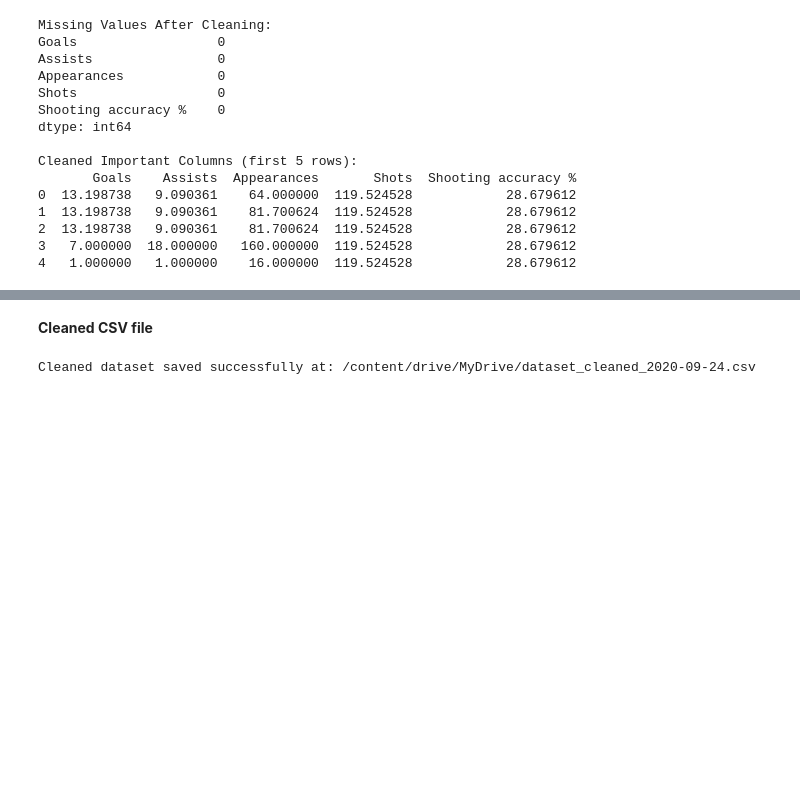
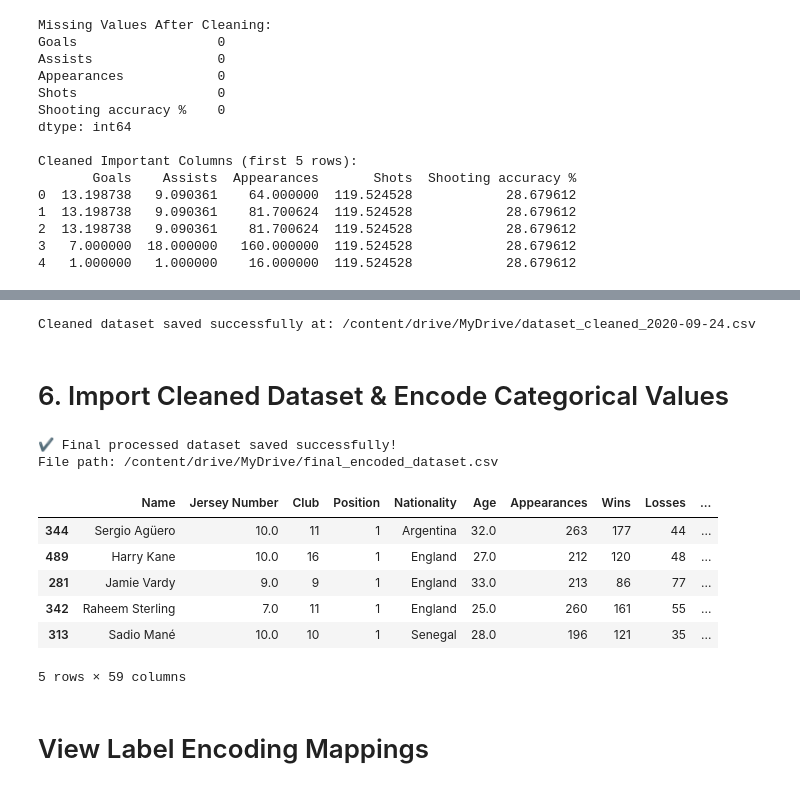
Before and after one commit to springboardmentor1979b-cmyk/ScoreSight---Predicting-EPL-Points-Tally-Top-Scorer, a Jupyter notebook: HitanshuEPLPrediction.ipynb, the cells around one changed output, grey strips where cells are left out. Drawn from its saved outputs; the diff is of its cells as text; code cells hidden in the pictures; blank space fills up the shorter version.

```diff
--- a/HitanshuEPLPrediction.ipynb
+++ b/HitanshuEPLPrediction.ipynb
@@ -275,5 +215,3 @@ dtype: int64
-# %% [markdown]
-**Cleaned CSV file**
 # %%
 # Load dataset
 file_path = '/content/drive/MyDrive/dataset - 2020-09-24 (1).csv'
@@ -290,3 +228,44 @@ df.to_csv(cleaned_file_path, index=False)
 print(f"Cleaned dataset saved successfully at: {cleaned_file_path}")
 # %% [output]
 Cleaned dataset saved successfully at: /content/drive/MyDrive/dataset_cleaned_2020-09-24.csv
+# %% [markdown]
+# 6. Import Cleaned Dataset & Encode Categorical Values
+# %%
+import pandas as pd
+from sklearn.preprocessing import LabelEncoder
+
+# Load your cleaned dataset from Drive
+df = pd.read_csv('/content/drive/MyDrive/dataset_cleaned_2020-09-24.csv')
+
+# Step 1: Sort dataset by Goals (highest first)
+df = df.sort_values(by='Goals', ascending=False)
+
+# Step 2: Encode categorical columns
+encode_cols = ['Club', 'Position', 'Home/Away']
+
+label_encoders = {}
+
+for col in encode_cols:
+    if col in df.columns:
+        le = LabelEncoder()
+        df[col] = le.fit_transform(df[col].astype(str))
+        label_encoders[col] = le
+
+# Step 3: Save final fully-processed dataset
+df.to_csv('/content/drive/MyDrive/final_encoded_dataset.csv', index=False)
+
+print("✔ Final processed dataset saved successfully!")
+print("File path: /content/drive/MyDrive/final_encoded_dataset.csv")
+df.head()
+# %% [output]
+✔ Final processed dataset saved successfully!
+File path: /content/drive/MyDrive/final_encoded_dataset.csv
+|  | Name | Jersey Number | Club | Position | Nationality | Age | Appearances | Wins | Losses | ... |
+| 344 | Sergio Agüero | 10.0 | 11 | 1 | Argentina | 32.0 | 263 | 177 | 44 | ... |
+| 489 | Harry Kane | 10.0 | 16 | 1 | England | 27.0 | 212 | 120 | 48 | ... |
+| 281 | Jamie Vardy | 9.0 | 9 | 1 | England | 33.0 | 213 | 86 | 77 | ... |
+| 342 | Raheem Sterling | 7.0 | 11 | 1 | England | 25.0 | 260 | 161 | 55 | ... |
+| 313 | Sadio Mané | 10.0 | 10 | 1 | Senegal | 28.0 | 196 | 121 | 35 | ... |
+5 rows × 59 columns
+# %% [markdown]
+# View Label Encoding Mappings
```
Also changed, not shown: parts of 14 cells of this notebook.
